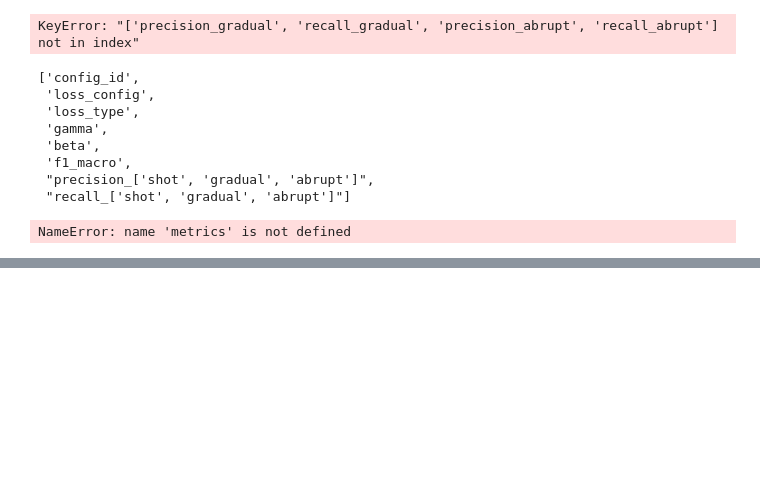
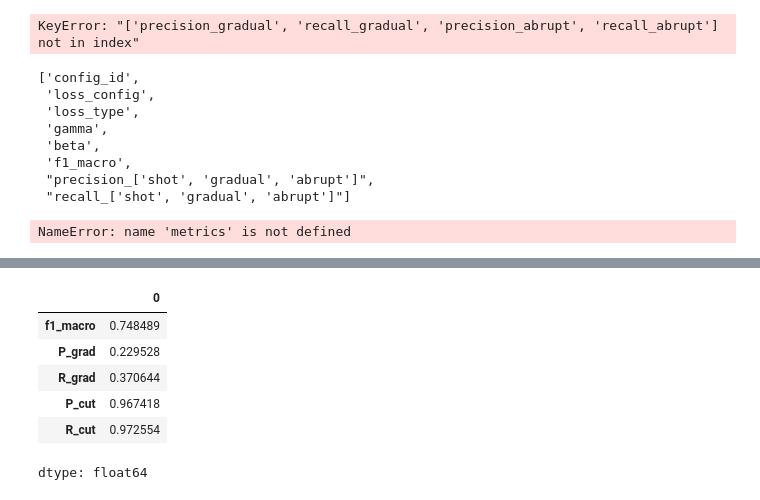
Before and after one commit to Bono046/DIP_project, a Jupyter notebook: SCD_features_classification.ipynb, the cells around one changed output, grey strips where cells are left out. Drawn from its saved outputs; the diff is of its cells as text; code cells hidden in the pictures; blank space fills up the shorter version.

```diff
--- a/SCD_features_classification.ipynb
+++ b/SCD_features_classification.ipynb
@@ -1759,0 +2278,16 @@ NameError: name 'metrics' is not defined
+# %%
+results = []
+for lam in [0.0, 0.1, 1.0]:
+    for seed in [0, 1, 2]:
+        t = time.time()
+        _, h = train_hist_tcn(train_hist_ds, val_hist_ds, lam, cls_loss,
+                              num_epochs=10, seed=seed, verbose=False)
+        last = h.tail(3).drop(columns="epoch").mean()
+        results.append({"lam": lam, "seed": seed, **last.to_dict()})
+        pd.DataFrame(results).to_csv(f"{data_path}/hist_lambda_results.csv", index=False)
+        print(f"lam={lam} seed={seed}: F1 macro (ultime 3 epoche) = {last['f1_macro']:.3f} "
+              f"[{(time.time() - t) / 60:.1f} min]")
+
+res = pd.DataFrame(results)
+cols = ["f1_macro", "P_grad", "R_grad", "P_cut", "R_cut"]
+print(res.groupby("lam")[cols].agg(["mean", "std"]).round(3))
@@ -1759,0 +2459,5 @@ NameError: name 'metrics' is not defined
+# %%
+# ---- data ----
+train_ds = HistWindowDataset(data_path, training_video, win_len=129, stride=64)
+val_arrays  = load_video_arrays(data_path, validation_video)
+test_arrays = load_video_arrays(data_path, test_video)
@@ -1759,0 +2505,22 @@ NameError: name 'metrics' is not defined
+# %%
+xtr = np.concatenate([np.load(f"{data_path}/bbc_vec/bbc_0{i}_x.npy") for i in training_video]).astype(np.float32)
+desc_mean, desc_std = xtr.mean(0), np.maximum(xtr.std(0), 1e-3)
+w = compute_class_weights(train_ds.ys, mode="effective")
+cls_loss_fn = nn.CrossEntropyLoss(weight=None if w is None else w.cuda())   # same loss as the baseline
+
+# ---- like-for-like comparison: 3 models x 3 seeds ----
+configs = {"istogrammi + 135": (True, True)}
+rows = []
+for name, (uh, ud) in configs.items():
+    seed = 1
+    vh, te = train_fusion(train_ds, val_arrays, test_arrays, uh, ud,
+                          desc_mean, desc_std, cls_loss_fn, seed=seed)
+    val = pd.DataFrame(vh).tail(3).mean()                  # mean of the last 3 epochs
+    rows.append({"model": name, "seed": seed,
+                  **{f"val_{k}": v for k, v in val.items()},
+                  **{f"test_{k}": v for k, v in te.items()}})
+    print(name, seed, f"val F1 {val.f1_macro:.3f}  test F1 {te['f1_macro']:.3f}")
+
+res = pd.DataFrame(rows)
+res.to_csv(f"{data_path}/fusion_results.csv", index=False)
+print(res.groupby("model").agg(["mean", "std"]).drop(columns="seed").round(3).T)
@@ -1759,0 +2545,10 @@ NameError: name 'metrics' is not defined
+# %%
+val
+# %% [output]
+|  | 0 |
+| f1_macro | 0.748489 |
+| P_grad | 0.229528 |
+| R_grad | 0.370644 |
+| P_cut | 0.967418 |
+| R_cut | 0.972554 |
+dtype: float64
```
Also changed, not shown: parts of 58 cells of this notebook, 2 other files.
